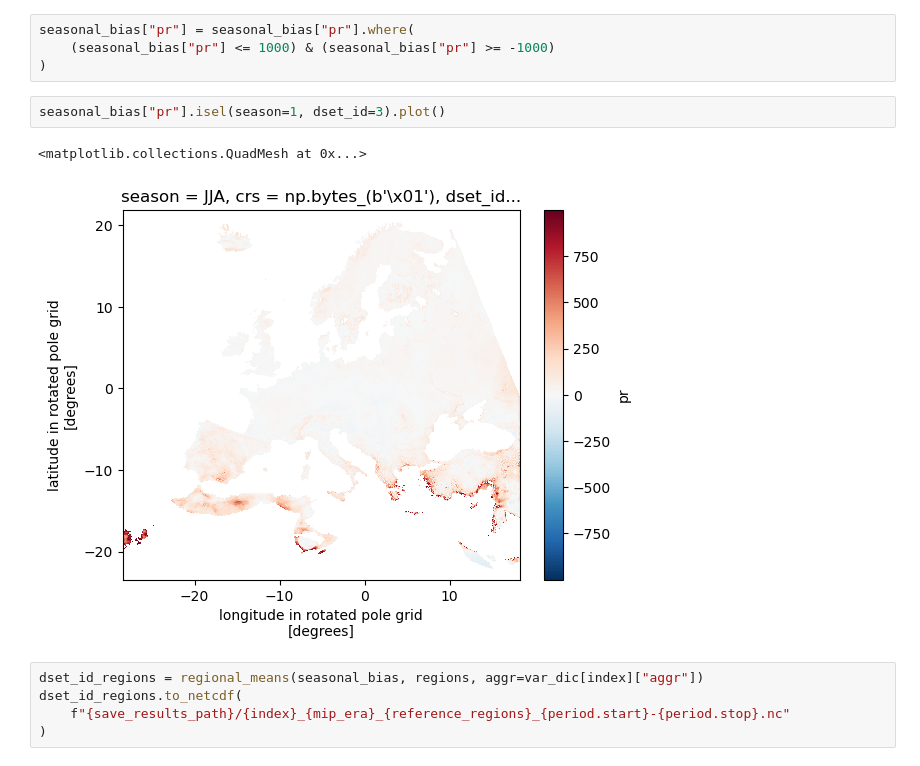
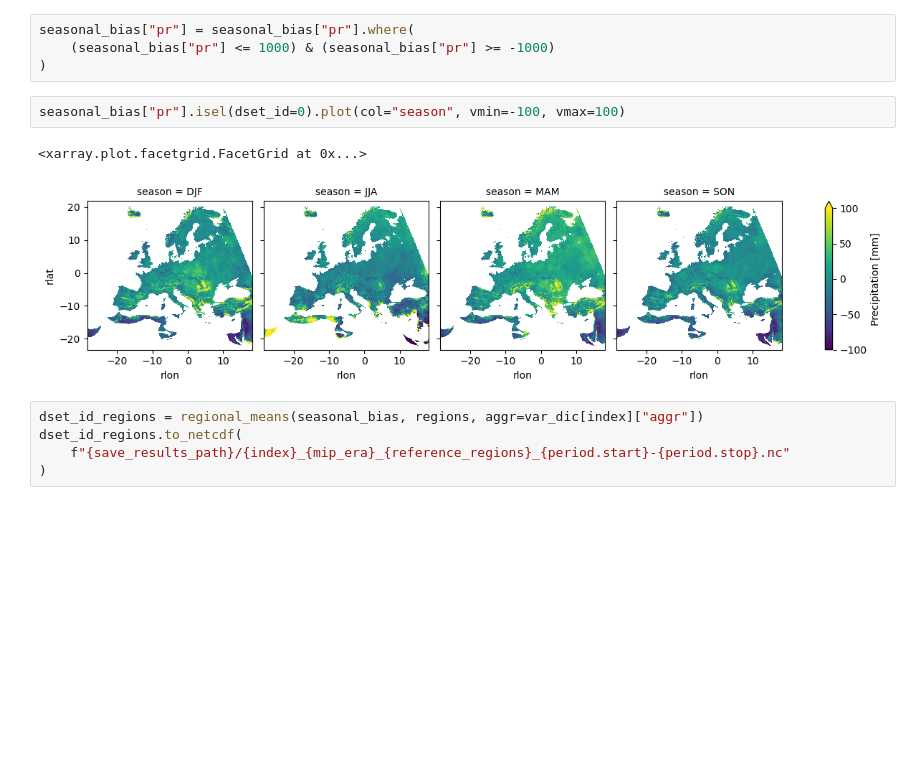
Before and after one commit to larsbuntemeyer/joint-evaluation, a Jupyter notebook: eval-book/regional_bias.ipynb, the cells around one changed output. Cells and saved outputs as stored; diff of their text form; blank space fills up the shorter version.

```diff
--- a/eval-book/regional_bias.ipynb
+++ b/eval-book/regional_bias.ipynb
@@ -627,11 +318,11 @@ See also https://docs.dask.org/en/stable/best-practices.html#load-data-with-dask
 seasonal_bias["pr"] = seasonal_bias["pr"].where(
     (seasonal_bias["pr"] <= 1000) & (seasonal_bias["pr"] >= -1000)
 )
-# %%
-seasonal_bias["pr"].isel(season=1, dset_id=3).plot()
-# %% [output]
-<matplotlib.collections.QuadMesh at 0x...>
-[figure, removed]
+# %%
+seasonal_bias["pr"].isel(dset_id=0).plot(col="season", vmin=-100, vmax=100)
+# %% [output]
+<xarray.plot.facetgrid.FacetGrid at 0x...>
+[figure, added]
 # %%
 dset_id_regions = regional_means(seasonal_bias, regions, aggr=var_dic[index]["aggr"])
 dset_id_regions.to_netcdf(
```
Also changed, not shown: parts of 29 cells of this notebook.
